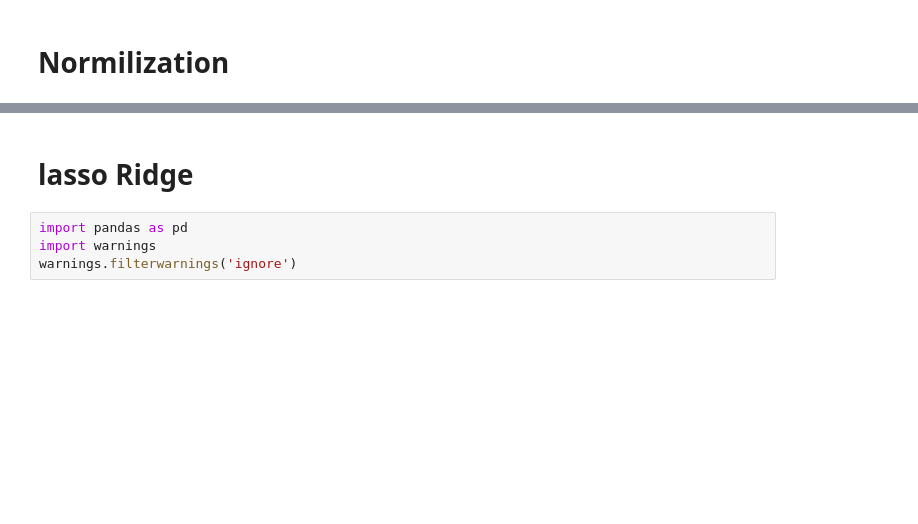
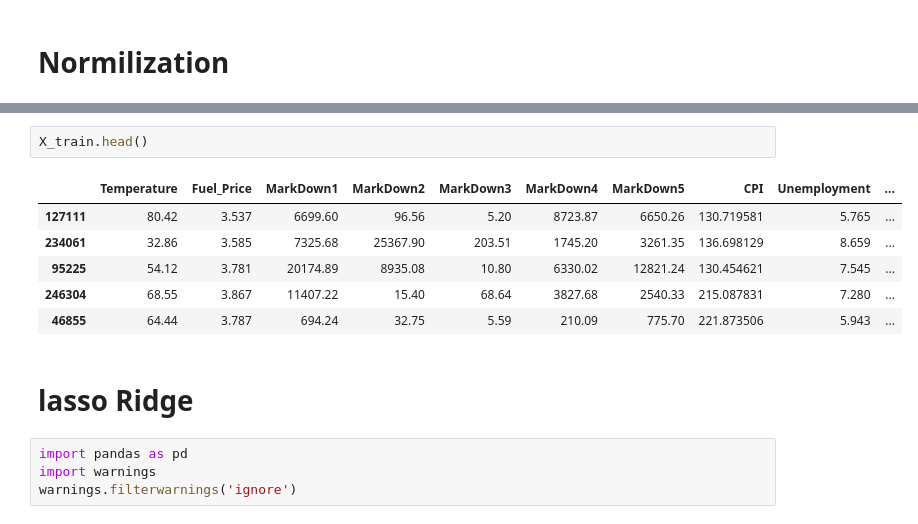
Before and after one commit to xTonyx/midterm-walmart, a Jupyter notebook: index.ipynb, the cells around one changed output, grey strips where cells are left out. Saved outputs shown, nothing was run; the diff lists cells and outputs as text; blank space fills up the shorter version.

```diff
--- a/index.ipynb
+++ b/index.ipynb
@@ -375,3 +406,12 @@ SyntaxError: invalid syntax (<ipython-input-147-dcd31f96150e>, line 2)
+# %%
+X_train.head()
+# %% [output]
+|  | Temperature | Fuel_Price | MarkDown1 | MarkDown2 | MarkDown3 | MarkDown4 | MarkDown5 | CPI | Unemployment | ... |
+| 127111 | 80.42 | 3.537 | 6699.60 | 96.56 | 5.20 | 8723.87 | 6650.26 | 130.719581 | 5.765 | ... |
+| 234061 | 32.86 | 3.585 | 7325.68 | 25367.90 | 203.51 | 1745.20 | 3261.35 | 136.698129 | 8.659 | ... |
+| 95225 | 54.12 | 3.781 | 20174.89 | 8935.08 | 10.80 | 6330.02 | 12821.24 | 130.454621 | 7.545 | ... |
+| 246304 | 68.55 | 3.867 | 11407.22 | 15.40 | 68.64 | 3827.68 | 2540.33 | 215.087831 | 7.280 | ... |
+| 46855 | 64.44 | 3.787 | 694.24 | 32.75 | 5.59 | 210.09 | 775.70 | 221.873506 | 5.943 | ... |
 # %% [markdown]
 # lasso Ridge
 # %%
```
Also changed, not shown: parts of 17 cells of this notebook.
